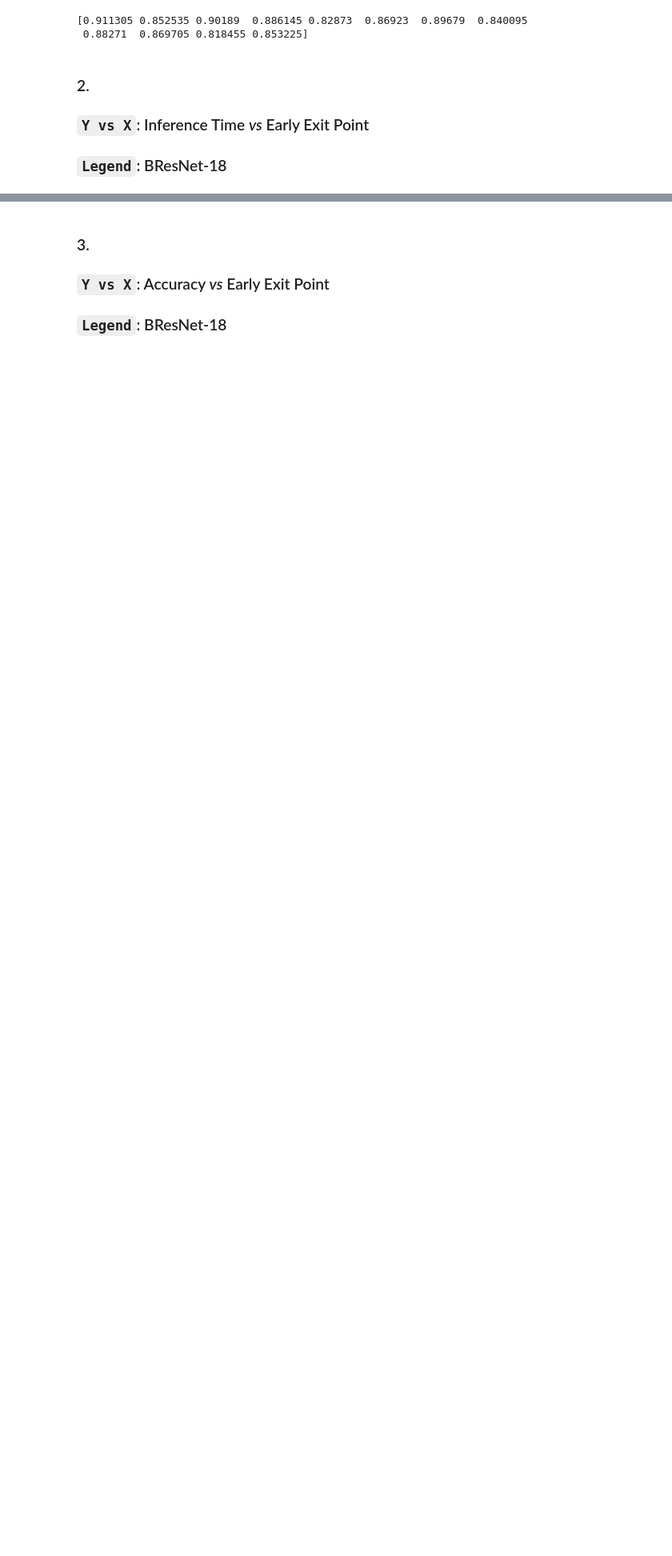
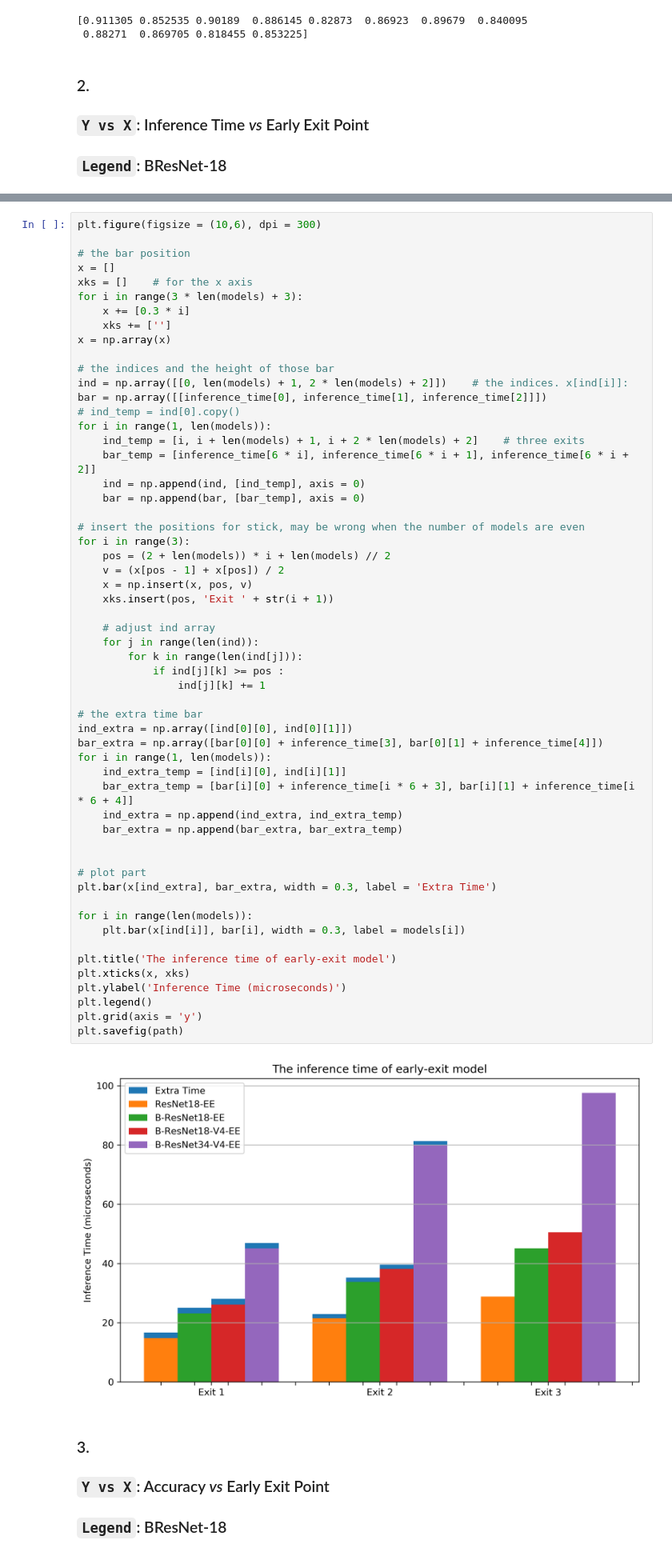
Before and after one commit to iid2019/iddl, a Jupyter notebook: resnet/plot_results.ipynb, the cells around one changed output, grey strips where cells are left out. Shown: that part at 80% size. Saved outputs shown, nothing was run; the diff lists cells and outputs as text; blank space fills up the shorter version.

```diff
--- a/resnet/plot_results.ipynb
+++ b/resnet/plot_results.ipynb
@@ -234,3 +205,61 @@ plt.savefig(path)
+# %%
+plt.figure(figsize = (10,6), dpi = 300)
+
+# the bar position
+x = []
+xks = []    # for the x axis
+for i in range(3 * len(models) + 3):
+    x += [0.3 * i]
+    xks += ['']
+x = np.array(x)
+
+# the indices and the height of those bar
+ind = np.array([[0, len(models) + 1, 2 * len(models) + 2]])    # the indices. x[ind[i]]:
+bar = np.array([[inference_time[0], inference_time[1], inference_time[2]]])
+# ind_temp = ind[0].copy()
+for i in range(1, len(models)):
+    ind_temp = [i, i + len(models) + 1, i + 2 * len(models) + 2]    # three exits
+    bar_temp = [inference_time[6 * i], inference_time[6 * i + 1], inference_time[6 * i + 2]]
+    ind = np.append(ind, [ind_temp], axis = 0)
+    bar = np.append(bar, [bar_temp], axis = 0)
+
+# insert the positions for stick, may be wrong when the number of models are even
+for i in range(3):
+    pos = (2 + len(models)) * i + len(models) // 2
+    v = (x[pos - 1] + x[pos]) / 2
+    x = np.insert(x, pos, v)
+    xks.insert(pos, 'Exit ' + str(i + 1))
+
+    # adjust ind array
+    for j in range(len(ind)):
+        for k in range(len(ind[j])):
+            if ind[j][k] >= pos :
+                ind[j][k] += 1
+
+# the extra time bar
+ind_extra = np.array([ind[0][0], ind[0][1]])
+bar_extra = np.array([bar[0][0] + inference_time[3], bar[0][1] + inference_time[4]])
+for i in range(1, len(models)):
+    ind_extra_temp = [ind[i][0], ind[i][1]]
+    bar_extra_temp = [bar[i][0] + inference_time[i * 6 + 3], bar[i][1] + inference_time[i * 6 + 4]]
+    ind_extra = np.append(ind_extra, ind_extra_temp)
+    bar_extra = np.append(bar_extra, bar_extra_temp)
+
+
+# plot part
+plt.bar(x[ind_extra], bar_extra, width = 0.3, label = 'Extra Time')
+
+for i in range(len(models)):
+    plt.bar(x[ind[i]], bar[i], width = 0.3, label = models[i])
+
+plt.title('The inference time of early-exit model')
+plt.xticks(x, xks)
+plt.ylabel('Inference Time (microseconds)')
+plt.legend()
+plt.grid(axis = 'y')
+plt.savefig(path)
+# %% [output]
+[figure, added]
 # %% [markdown]
 ### 3.
 ### `Y vs X`: Accuracy *vs* Early Exit Point
```
Also changed, not shown: parts of 20 cells of this notebook, 4 other files.
